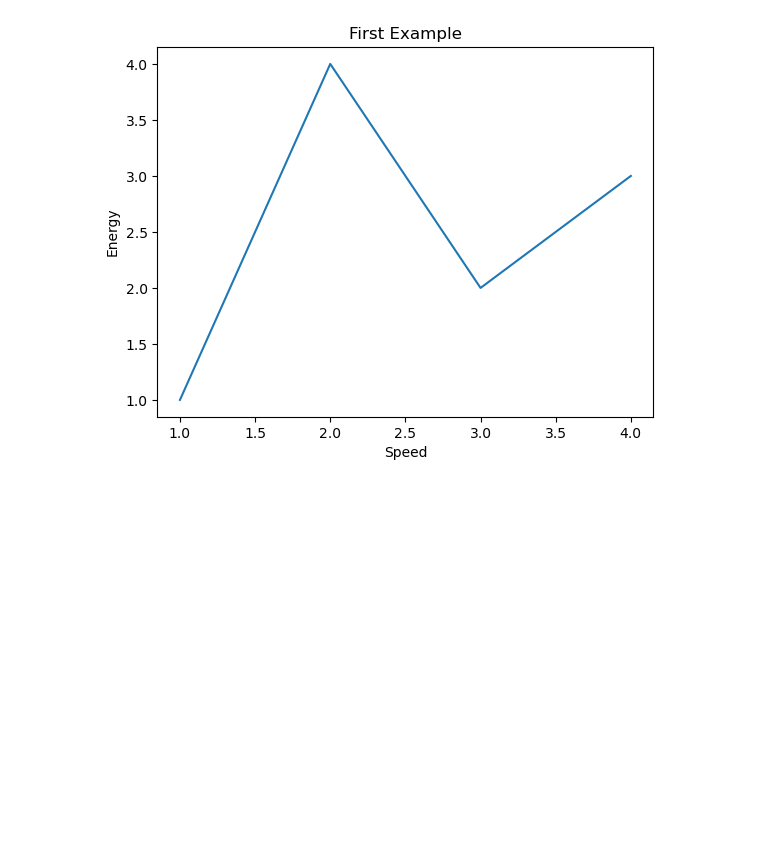
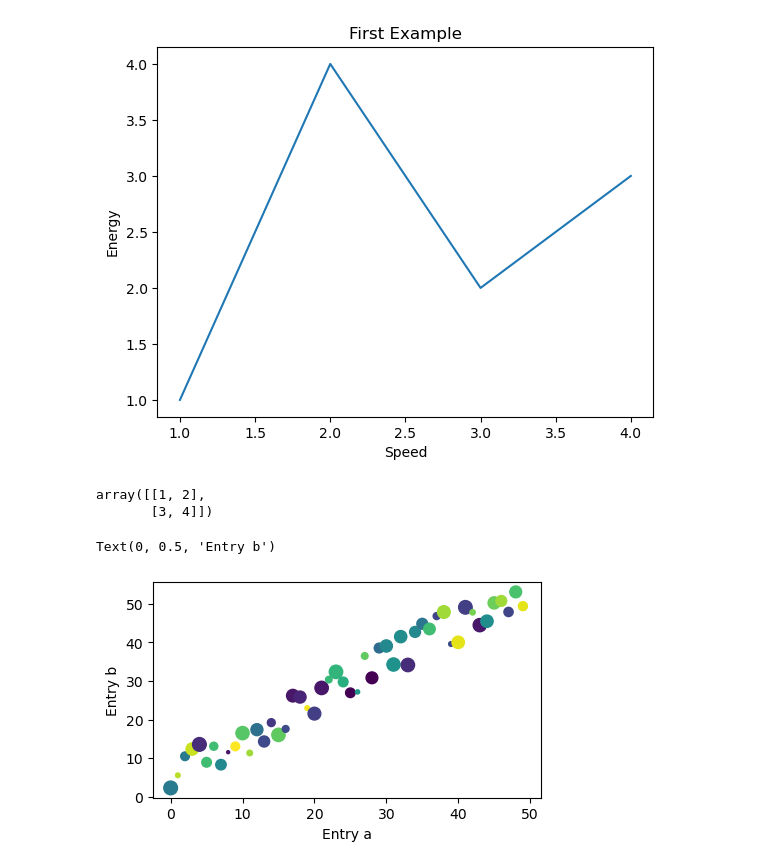
Before and after one commit to Michal-Radomski/Python-Data-Visualization, a Jupyter notebook: 03 Matplotlib/script_01.ipynb, the cells around one changed output. Saved outputs shown, nothing was run; the diff lists cells and outputs as text; code cells hidden in the pictures; blank space fills up the shorter version.

```diff
--- a/03 Matplotlib/script_01.ipynb
+++ b/03 Matplotlib/script_01.ipynb
@@ -24,3 +24,28 @@ plt.title("First Example")
 # %% [output]
 Text(0.5, 1.0, 'First Example')
 [figure]
+# %%
+b = np.matrix([[1, 2], [3, 4]])
+b_array = np.asarray(b)
+b_array
+# %% [output]
+array([[1, 2],
+       [3, 4]])
+# %%
+np.random.seed(19680801)
+
+data = {'a' : np.arange(50),
+        'c' : np.random.randint(0,50,50),
+        'd' : np.random.rand(50) }
+
+data['b'] = data['a'] + 10 * np.random.rand(50)
+# y = x + 10*N <-- Equivalent Thinking
+data['d'] = np.abs(data['d']) * 100
+
+fig,ax = plt.subplots(figsize=(5,2.8))
+ax.scatter('a','b',c='c',s='d',data = data)
+ax.set_xlabel('Entry a')
+ax.set_ylabel('Entry b')
+# %% [output]
+Text(0, 0.5, 'Entry b')
+[figure, added]
```
